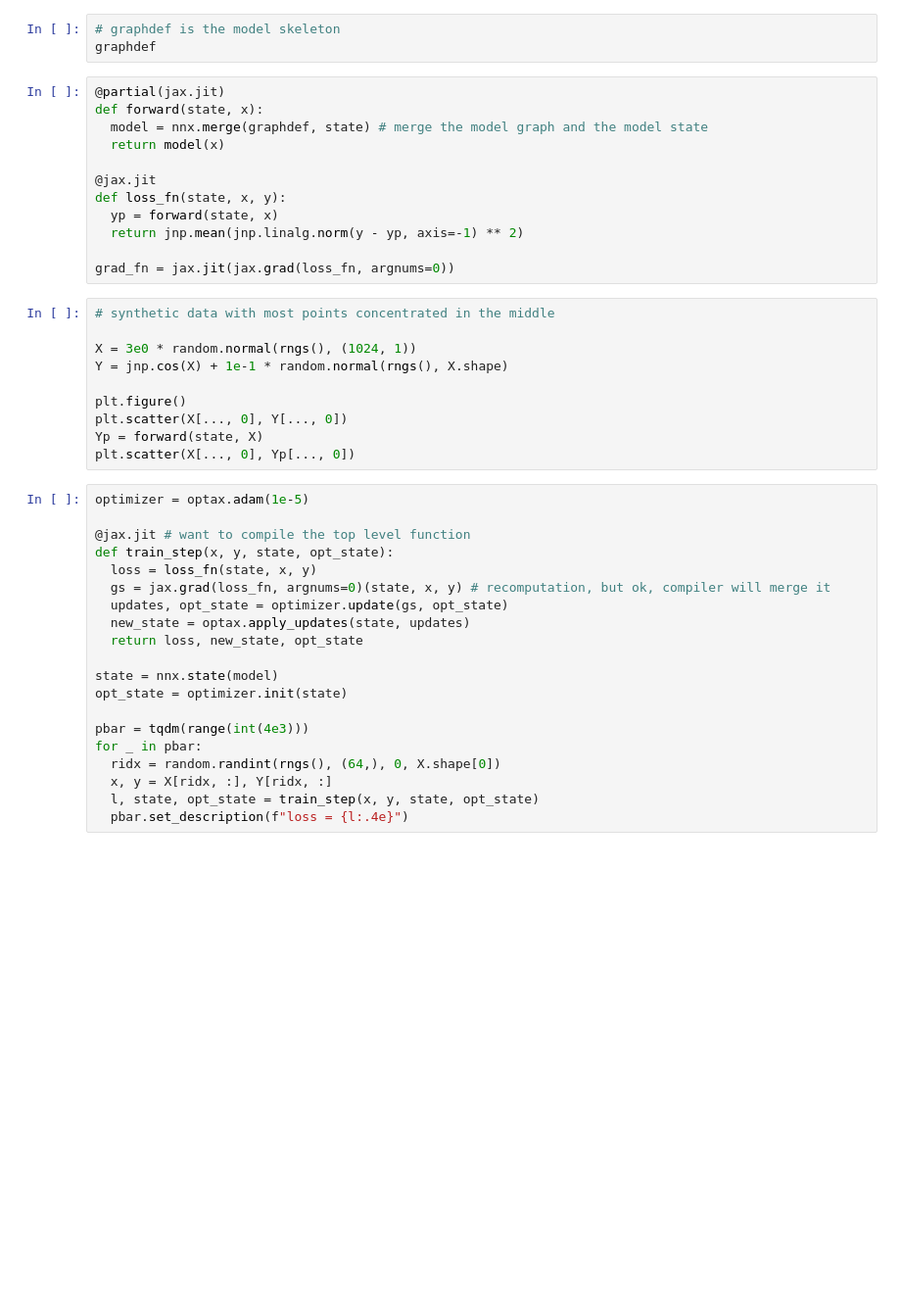
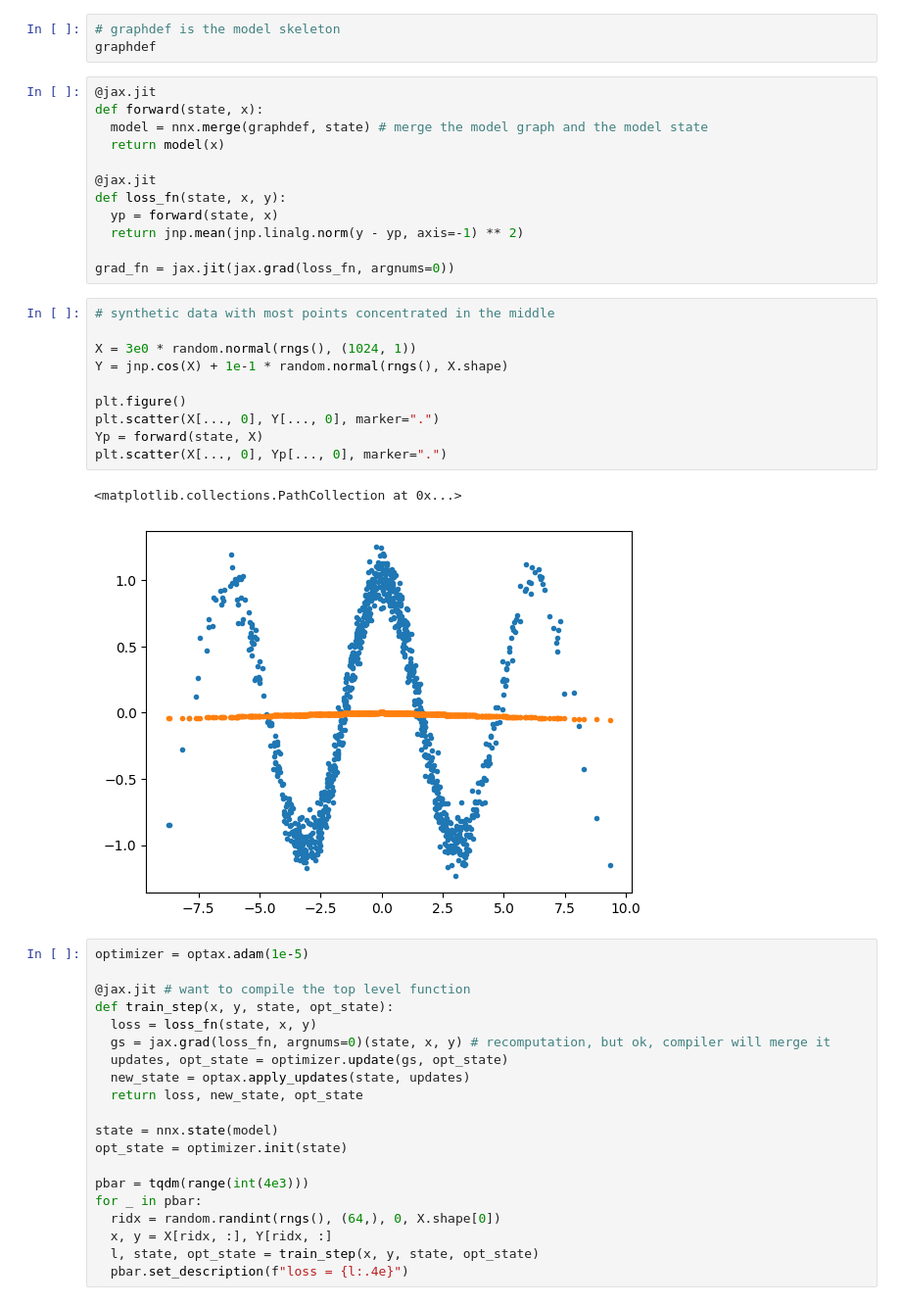
Before and after one commit to rdyro/JAX-and-NNX-Tour, a Jupyter notebook: main.ipynb, the cells around one changed output. Shown at 98% size. Cells and saved outputs as stored; diff of their text form; blank space fills up the shorter version.

```diff
--- a/main.ipynb
+++ b/main.ipynb
@@ -144,7 +244,7 @@ state
 # graphdef is the model skeleton
 graphdef
 # %%
-@partial(jax.jit)
+@jax.jit
 def forward(state, x):
   model = nnx.merge(graphdef, state) # merge the model graph and the model state
   return model(x)
@@ -158,13 +258,16 @@ grad_fn = jax.jit(jax.grad(loss_fn, argnums=0))
 # %%
 # synthetic data with most points concentrated in the middle
 
 X = 3e0 * random.normal(rngs(), (1024, 1))
 Y = jnp.cos(X) + 1e-1 * random.normal(rngs(), X.shape)
 
 plt.figure()
-plt.scatter(X[..., 0], Y[..., 0])
+plt.scatter(X[..., 0], Y[..., 0], marker=".")
 Yp = forward(state, X)
-plt.scatter(X[..., 0], Yp[..., 0])
+plt.scatter(X[..., 0], Yp[..., 0], marker=".")
+# %% [output]
+<matplotlib.collections.PathCollection at 0x...>
+[figure, added]
 # %%
 optimizer = optax.adam(1e-5)
 
```
Also changed, not shown: parts of 45 cells of this notebook.
